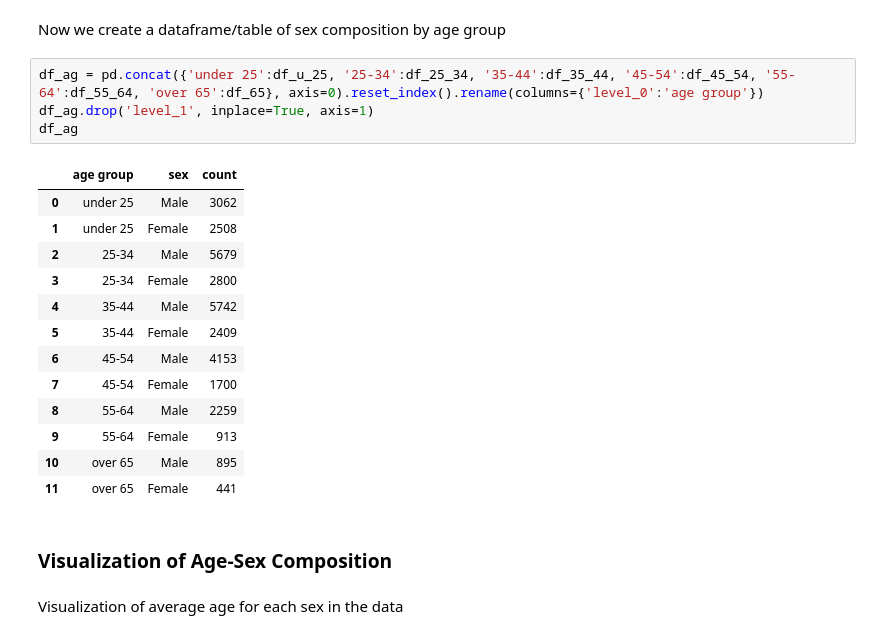
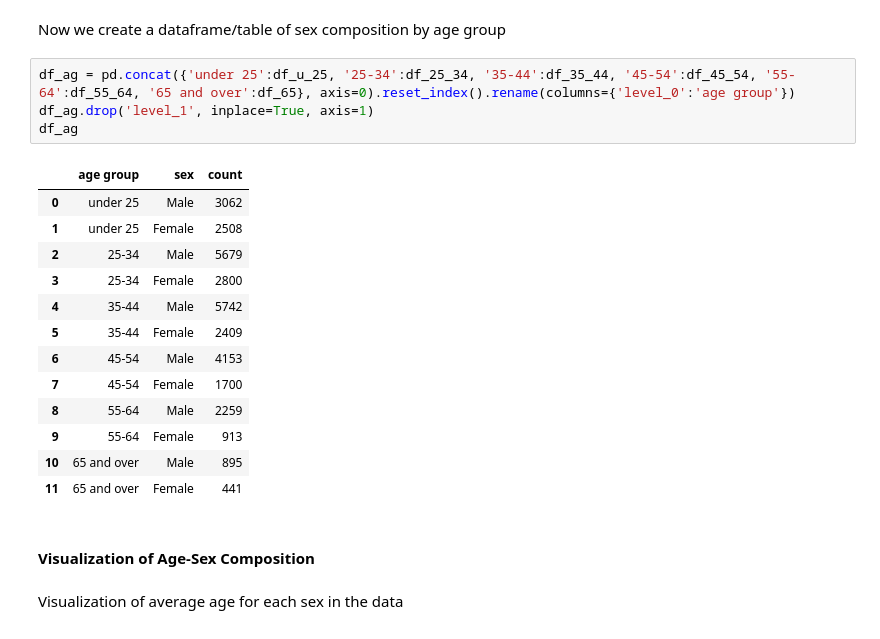
Before and after one commit to Binyoh1/Demographic-Data-Analysis, a Jupyter notebook: notebook.ipynb, the cells around one changed output. Saved outputs shown, nothing was run; the diff lists cells and outputs as text.

```diff
--- a/notebook.ipynb
+++ b/notebook.ipynb
@@ -268,25 +270,25 @@ df_ma
 # %% [markdown]
 Now we create a dataframe/table of sex composition by age group
 # %%
-df_ag = pd.concat({'under 25':df_u_25, '25-34':df_25_34, '35-44':df_35_44, '45-54':df_45_54, '55-64':df_55_64, 'over 65':df_65}, axis=0).reset_index().rename(columns={'level_0':'age group'})
+df_ag = pd.concat({'under 25':df_u_25, '25-34':df_25_34, '35-44':df_35_44, '45-54':df_45_54, '55-64':df_55_64, '65 and over':df_65}, axis=0).reset_index().rename(columns={'level_0':'age group'})
 df_ag.drop('level_1', inplace=True, axis=1)
 df_ag
 # %% [output]
 |  | age group | sex | count |
 | 0 | under 25 | Male | 3062 |
 | 1 | under 25 | Female | 2508 |
 | 2 | 25-34 | Male | 5679 |
 | 3 | 25-34 | Female | 2800 |
 | 4 | 35-44 | Male | 5742 |
 | 5 | 35-44 | Female | 2409 |
 | 6 | 45-54 | Male | 4153 |
 | 7 | 45-54 | Female | 1700 |
 | 8 | 55-64 | Male | 2259 |
 | 9 | 55-64 | Female | 913 |
-| 10 | over 65 | Male | 895 |
-| 11 | over 65 | Female | 441 |
+| 10 | 65 and over | Male | 895 |
+| 11 | 65 and over | Female | 441 |
 # %% [markdown]
-### Visualization of Age-Sex Composition
+#### Visualization of Age-Sex Composition
 # %% [markdown]
 Visualization of average age for each sex in the data
 # %%
```
Also changed, not shown: parts of 5 cells of this notebook.
